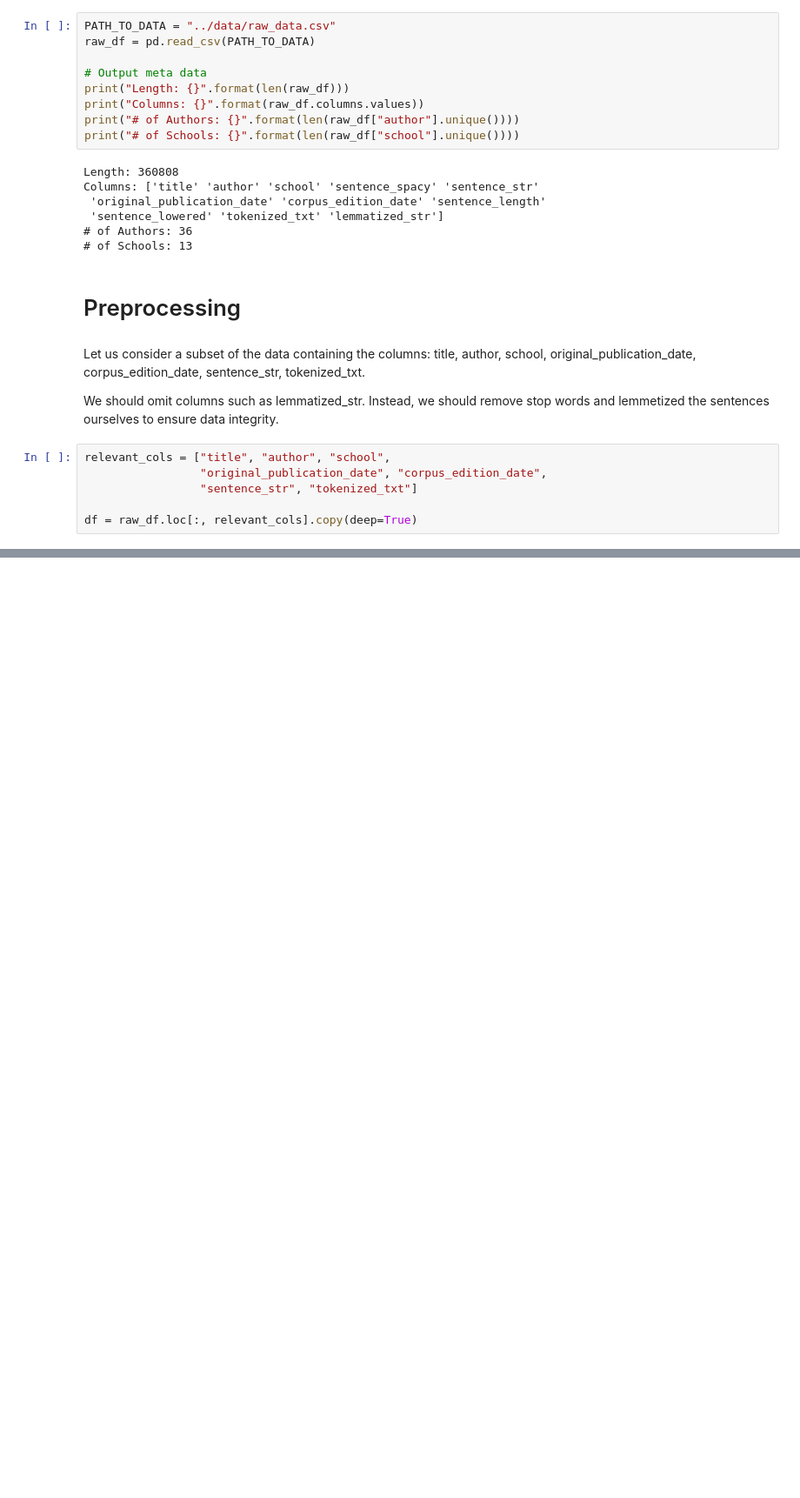
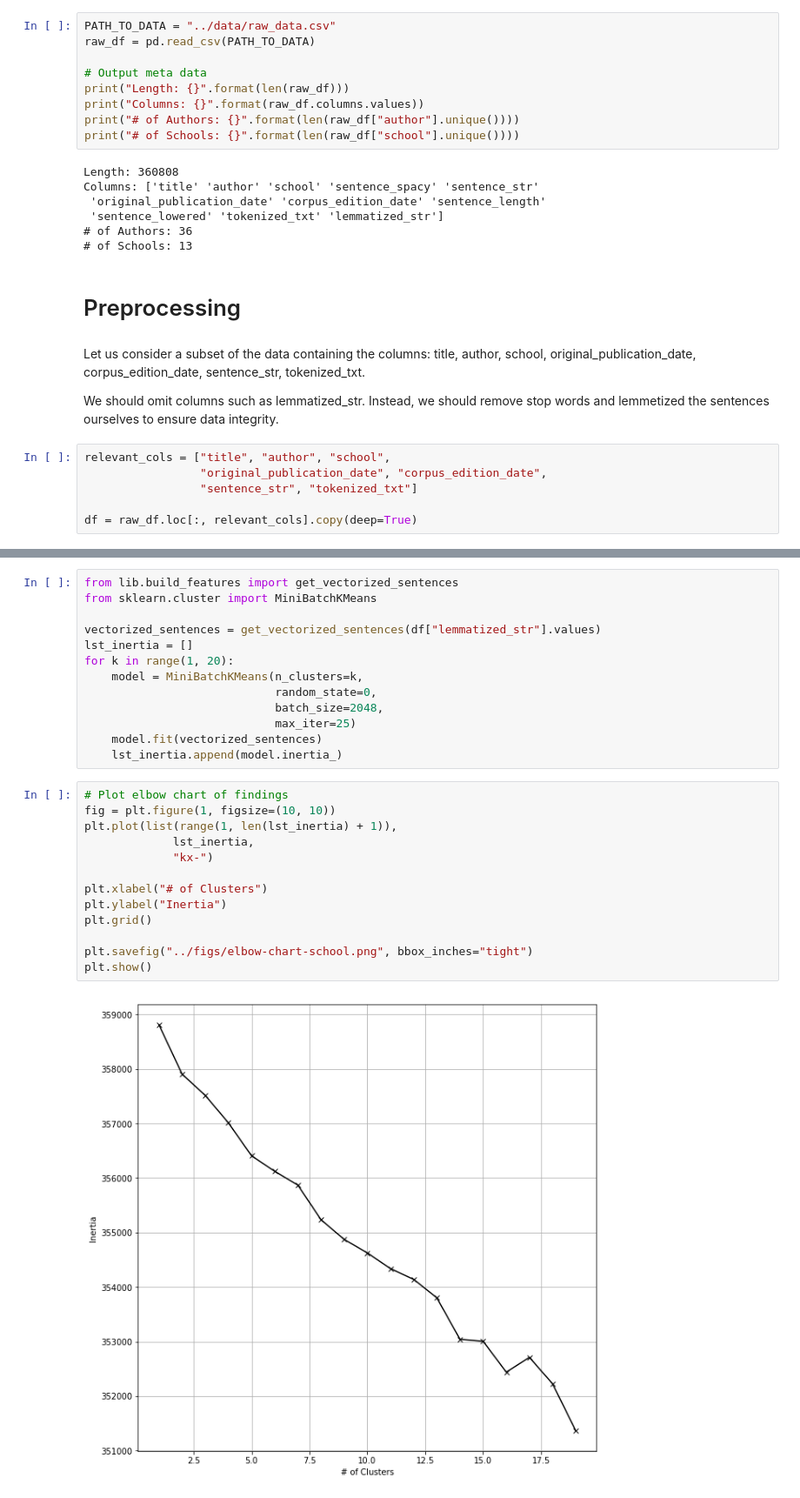
Before and after one commit to TZstatsADS/Fall2021-Project1-ncherukupalli, a Jupyter notebook: doc/nc-philosophy-data-story.ipynb, the cells around one changed output, grey strips where cells are left out. Shown at 87% size. Cells and saved outputs as stored; diff of their text form; blank space fills up the shorter version.

```diff
--- a/doc/nc-philosophy-data-story.ipynb
+++ b/doc/nc-philosophy-data-story.ipynb
@@ -41,0 +118,28 @@ df["lemmatized_str"] = df["tokenized_txt"].apply(
+# %%
+from lib.build_features import get_vectorized_sentences
+from sklearn.cluster import MiniBatchKMeans
+
+vectorized_sentences = get_vectorized_sentences(df["lemmatized_str"].values)
+lst_inertia = []
+for k in range(1, 20):
+    model = MiniBatchKMeans(n_clusters=k,
+                            random_state=0,
+                            batch_size=2048,
+                            max_iter=25)
+    model.fit(vectorized_sentences)
+    lst_inertia.append(model.inertia_)
+# %%
+# Plot elbow chart of findings
+fig = plt.figure(1, figsize=(10, 10))
+plt.plot(list(range(1, len(lst_inertia) + 1)),
+             lst_inertia,
+             "kx-")
+
+plt.xlabel("# of Clusters")
+plt.ylabel("Inertia")
+plt.grid()
+
+plt.savefig("../figs/elbow-chart-school.png", bbox_inches="tight")
+plt.show()
+# %% [output]
+[figure, added]
```
Also changed, not shown: parts of 21 cells of this notebook, 6 other files.
